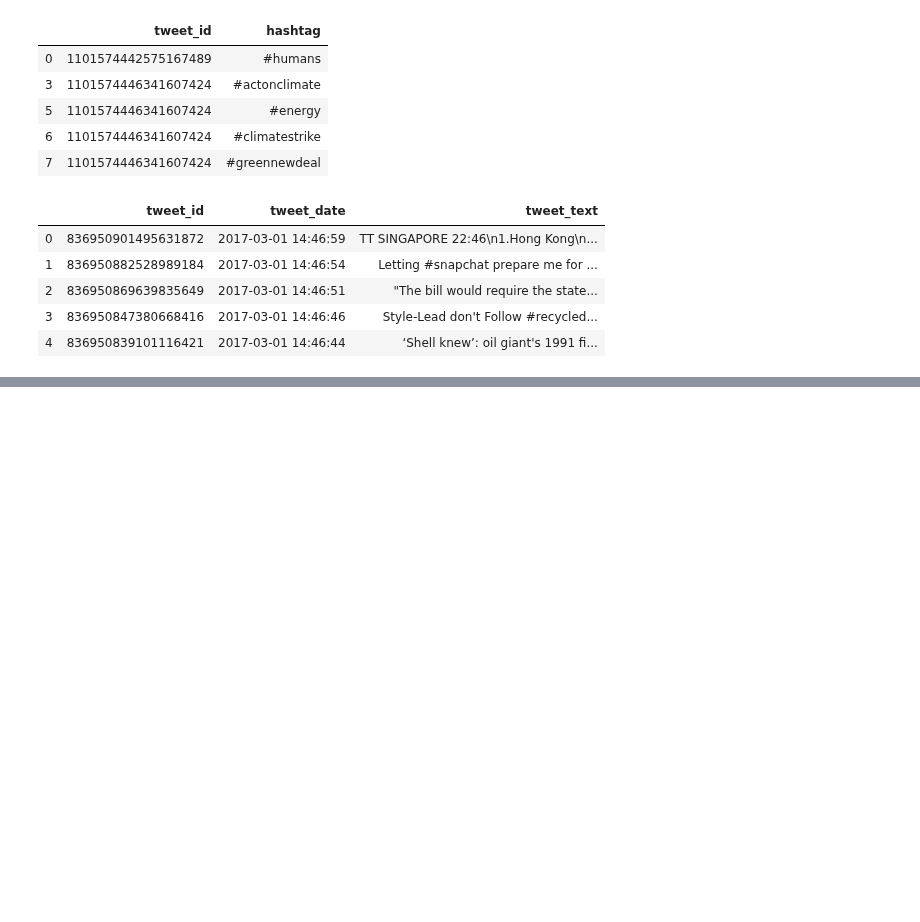
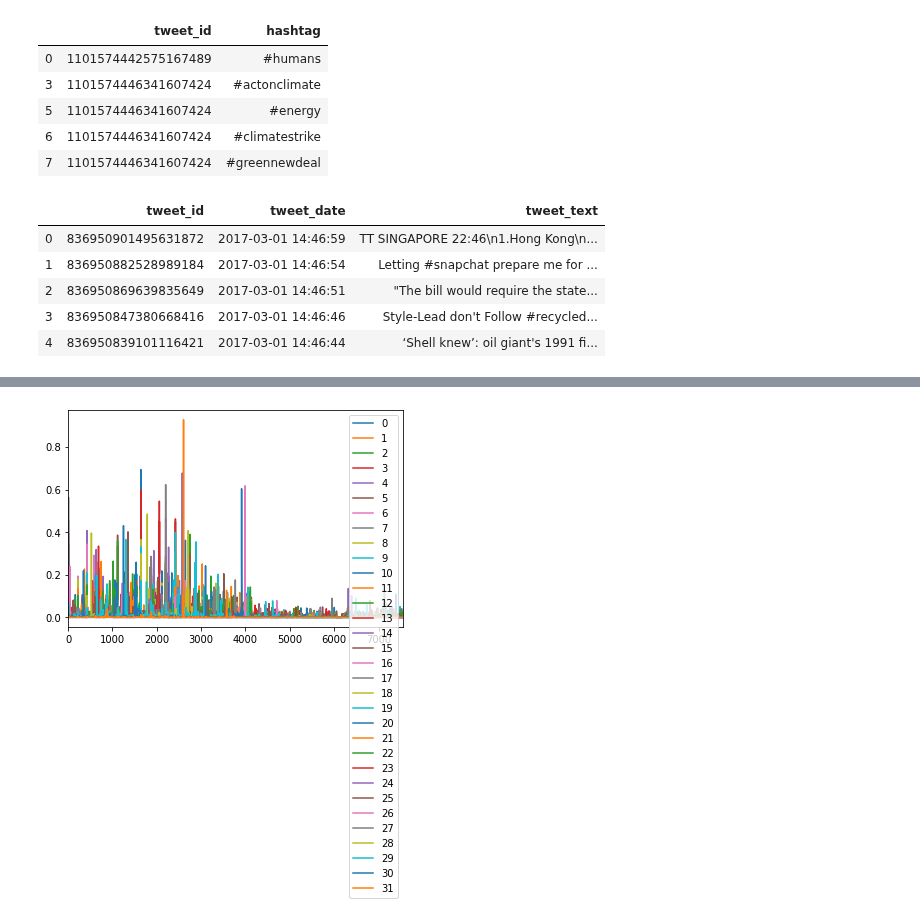
Before and after one commit to Mmiglio/ClimateAction, a Jupyter notebook: PageRankTemp.ipynb, the cells around one changed output, grey strips where cells are left out. Drawn from its saved outputs; the diff is of its cells as text; code cells hidden in the pictures; blank space fills up the shorter version.

```diff
--- a/PageRankTemp.ipynb
+++ b/PageRankTemp.ipynb
@@ -180,0 +193,5 @@ community_similarity
+# %%
+community_similarity.plot()
+plt.show()
+# %% [output]
+[figure, added]
```
Also changed, not shown: parts of 6 cells of this notebook.
